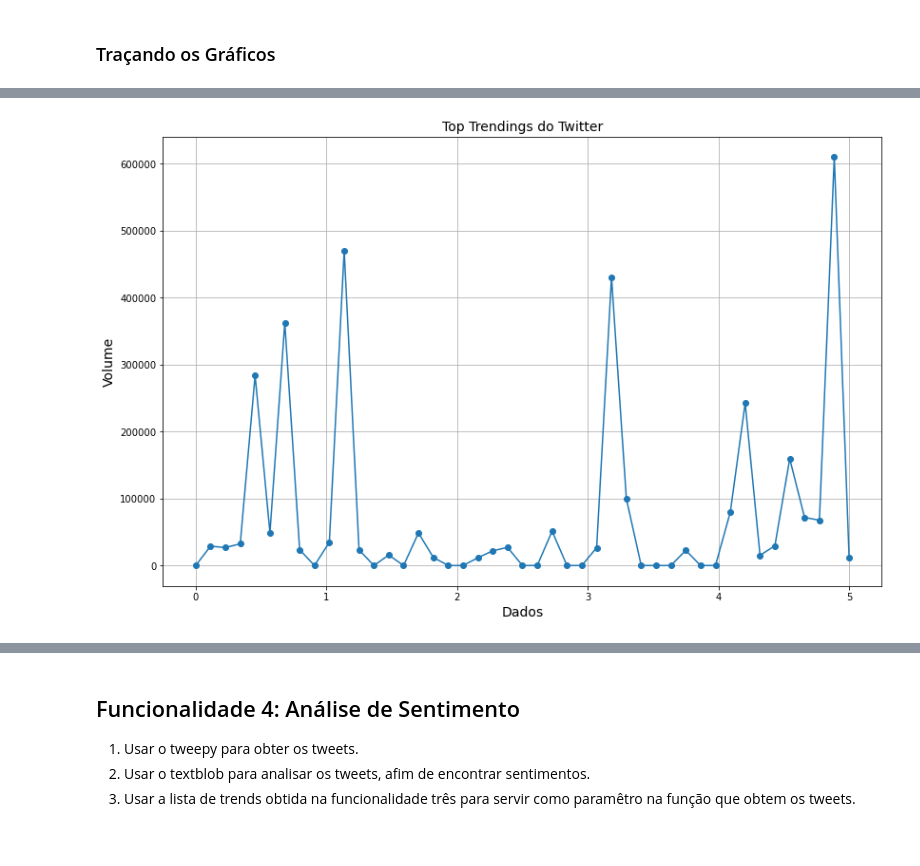
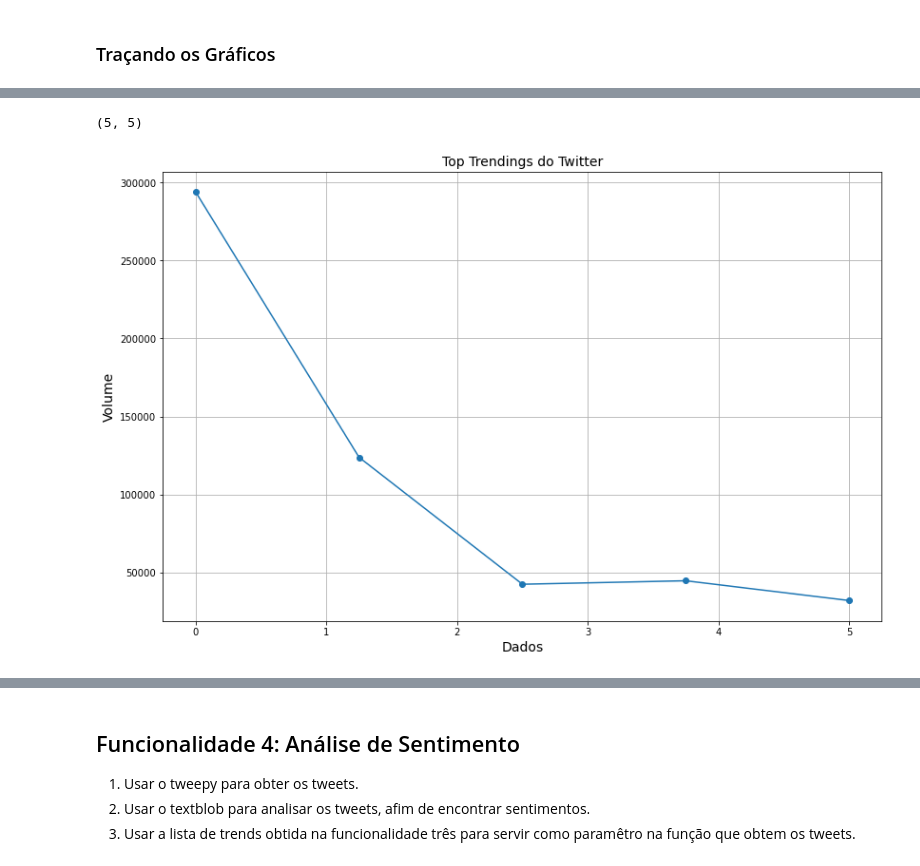
Before and after one commit to LeiteSS/data-challenger-carrefour, a Jupyter notebook: App.ipynb, the cells around one changed output, grey strips where cells are left out. Cells and saved outputs as stored; diff of their text form; code cells hidden in the pictures.

```diff
--- a/App.ipynb
+++ b/App.ipynb
@@ -198,15 +190,20 @@ Text(0.5, 1.0, 'Top Trendings do Twitter')
+# %%
+# Se ao rodar a proxima celula der erro é preciso ver o output dessa celular para alterar a linha x = np.linspace(0, 5, 5)
+df_trends.shape
+# %% [output]
+(5, 5)
 # %%
-x = np.linspace(0.0, 5.0, 45)
+x = np.linspace(0, 5, 5)
 fig, ax = plt.subplots(figsize=(15, 9))
 fig.subplots_adjust(bottom=0.15, left=0.2)
 plt.plot(x, df_trends["Volume"], marker='o')
 plt.title('Top Trendings do Twitter', fontsize=14)
 plt.xlabel('Dados', fontsize=14)
 plt.ylabel('Volume', fontsize=14)
 plt.grid(True)
 plt.show()
 # %% [output]
-[figure, old version]
+[figure, new version]
 # %%
 top = df_trends[df_trends["Volume"] > 0].sort_values("Volume")
 top.plot(x="Nome", y="Volume", kind='line', figsize=(15,9))
```
Also changed, not shown: parts of 9 cells of this notebook, 5 other files.
